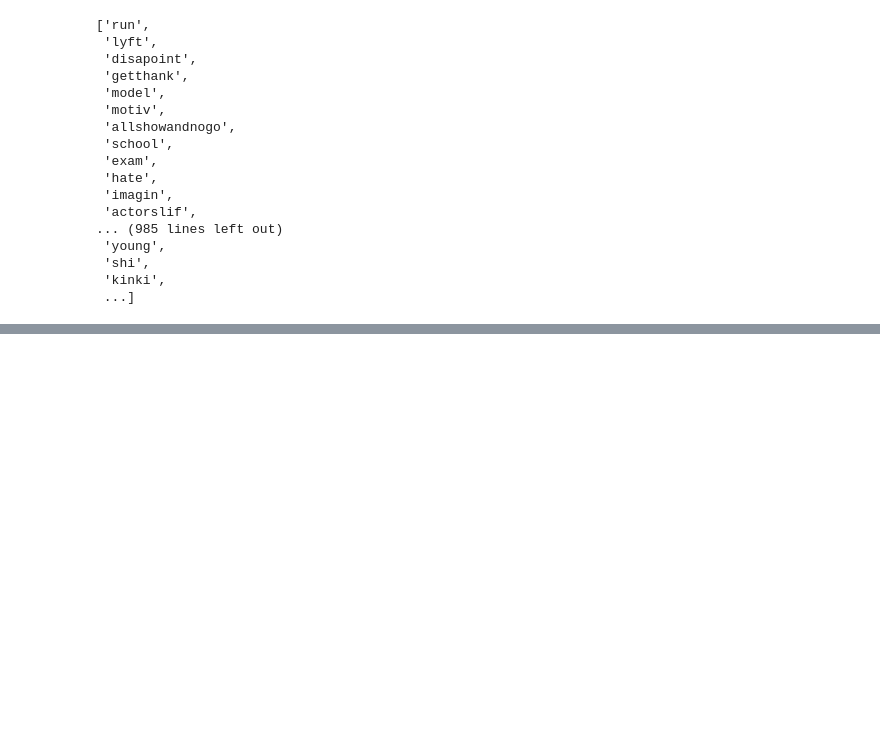
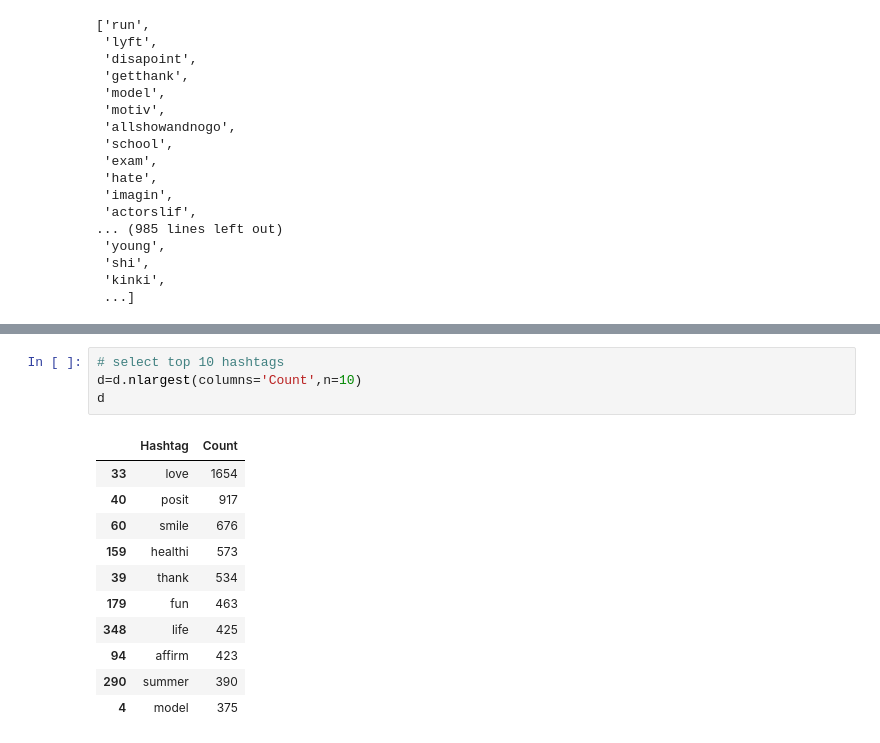
Before and after one commit to rohitds2022/NLP_Projects, a Jupyter notebook: Twitter Sentiment Analysis (Machine Learning_Python_NLP)/Twitter Sentiment Analysis .ipynb, the cells around one changed output, grey strips where cells are left out. Cells and saved outputs as stored; diff of their text form; blank space fills up the shorter version.

```diff
--- a/Twitter Sentiment Analysis (Machine Learning_Python_NLP)/Twitter Sentiment Analysis .ipynb
+++ b/Twitter Sentiment Analysis (Machine Learning_Python_NLP)/Twitter Sentiment Analysis .ipynb
@@ -295,0 +328,16 @@ NameError: name 'ht_ht_negative' is not defined
+# %%
+# select top 10 hashtags
+d=d.nlargest(columns='Count',n=10)
+d
+# %% [output]
+|  | Hashtag | Count |
+| 33 | love | 1654 |
+| 40 | posit | 917 |
+| 60 | smile | 676 |
+| 159 | healthi | 573 |
+| 39 | thank | 534 |
+| 179 | fun | 463 |
+| 348 | life | 425 |
+| 94 | affirm | 423 |
+| 290 | summer | 390 |
+| 4 | model | 375 |
```
Also changed, not shown: parts of 9 cells of this notebook.
